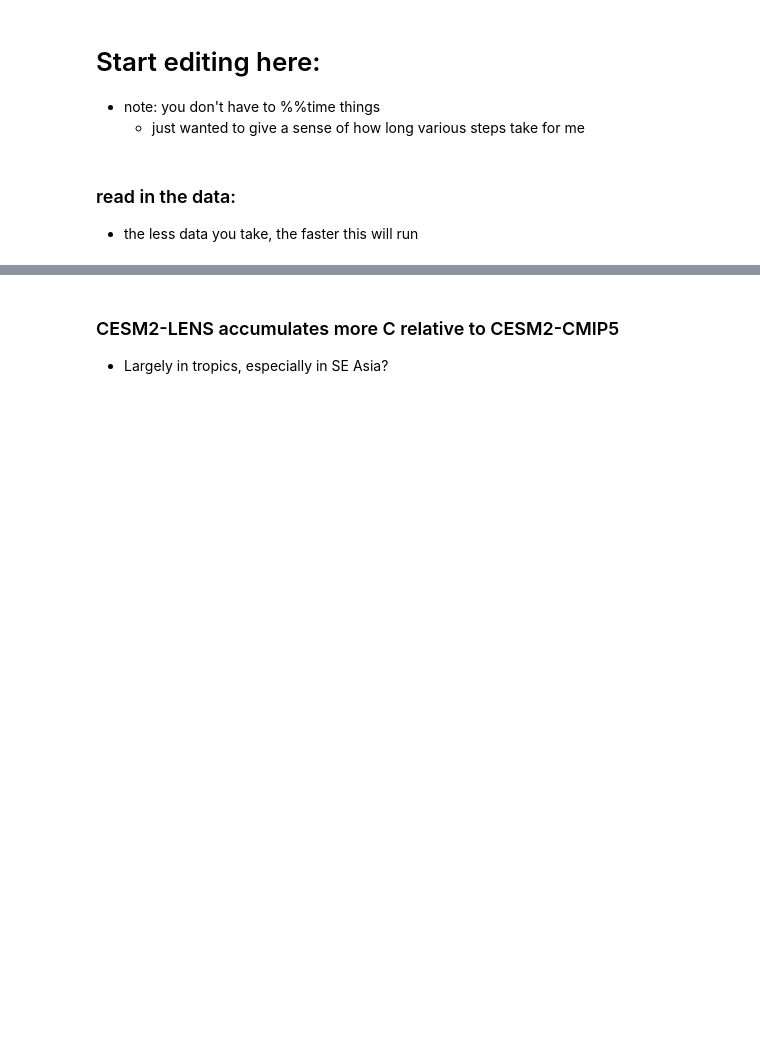
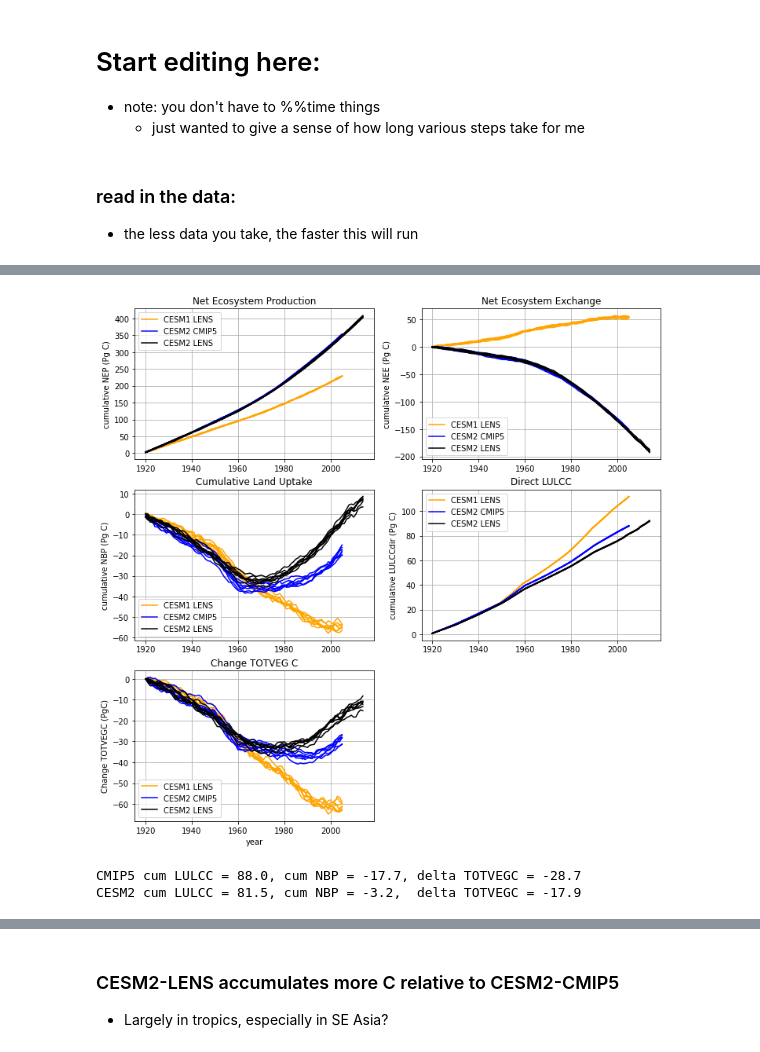
Before and after one commit to wwieder/cesm-lens, a Jupyter notebook: notebooks/lens_NBP.ipynb, the cells around one changed output, grey strips where cells are left out. Cells and saved outputs as stored; diff of their text form; code cells hidden in the pictures; blank space fills up the shorter version.

```diff
--- a/notebooks/lens_NBP.ipynb
+++ b/notebooks/lens_NBP.ipynb
@@ -431,0 +304,47 @@ y = 2005
+# %%
+var = ['NEP','NEE','NBP','LULCCdir']
+col = ['orange','blue','black']
+varLong = ['Net Ecosystem Production','Net Ecosystem Exchange',
+          'Cumulative Land Uptake','Direct LULCC']
+plt.figure(figsize=[12,12])
+
+for i in range(len(var)):
+    plt.subplot(3,2,(i+1))
+    plt.plot(cumCESM1[var[i]].year,cumCESM1[var[i]],color=col[0])
+    plt.plot(cumCMIP5[var[i]].year,cumCMIP5[var[i]],color=col[1])
+    plt.plot(cumCESM2[var[i]].year,cumCESM2[var[i]],color=col[2])
+    plt.grid()
+    plt.ylabel('cumulative '+var[i]+' (Pg C)');
+    plt.xlabel('')
+    plt.title(varLong[i])
+    cesm1_line = mlines.Line2D([], [], color=col[0], label='CESM1 LENS')
+    cmip5_line = mlines.Line2D([], [], color=col[1], label='CESM2 CMIP5')
+    cesm2_line = mlines.Line2D([], [], color=col[2], label='CESM2 LENS')
+    plt.legend(handles=[cesm1_line,cmip5_line,cesm2_line]);
+
+# add plot of change in TOTVEGC over time
+plt.subplot(3,2,5)
+plt.plot(globCESM1[var[i]].year,(globCESM1['TOTVEGC']-globCESM1['TOTVEGC'].isel(year=0)),color=col[0])
+plt.plot(globCMIP5[var[i]].year,(globCMIP5['TOTVEGC']-globCMIP5['TOTVEGC'].isel(year=0)),color=col[1])
+plt.plot(globCESM2[var[i]].year,(globCESM2['TOTVEGC']-globCESM2['TOTVEGC'].isel(year=0)),color=col[2])
+plt.grid()
+plt.ylabel('Change TOTVEGC (PgC)');
+plt.xlabel('year')
+plt.title('Change TOTVEG C')
+cesm1_line = mlines.Line2D([], [], color=col[0], label='CESM1 LENS')
+cmip5_line = mlines.Line2D([], [], color=col[1], label='CESM2 CMIP5')
+cesm2_line = mlines.Line2D([], [], color=col[2], label='CESM2 LENS')
+plt.legend(handles=[cesm1_line,cmip5_line,cesm2_line]);
+# %% [output]
+[figure, added]
+# %%
+print('CMIP5 cum LULCC = '+str(np.round(cumCMIP5[var[3]].sel(year=2005).mean().values,1)) +
+     ', cum NBP = '+str(np.round(cumCMIP5[var[2]].sel(year=2005).mean().values,1))+
+     ', delta TOTVEGC = '+str(np.round((globCMIP5['TOTVEGC'].sel(year=2005)-globCMIP5['TOTVEGC'].isel(year=0)).mean().values,1)))
+
+print('CESM2 cum LULCC = '+str(np.round(cumCESM2[var[3]].sel(year=2005).mean().values,1))+
+     ', cum NBP = '+str(np.round(cumCESM2[var[2]].sel(year=2005).mean().values,1))+
+     ',  delta TOTVEGC = '+str(np.round((globCESM2['TOTVEGC'].sel(year=2005)-globCESM2['TOTVEGC'].isel(year=0)).mean().values,1)))
+# %% [output]
+CMIP5 cum LULCC = 88.0, cum NBP = -17.7, delta TOTVEGC = -28.7
+CESM2 cum LULCC = 81.5, cum NBP = -3.2,  delta TOTVEGC = -17.9
```
Also changed, not shown: parts of 39 cells of this notebook.
